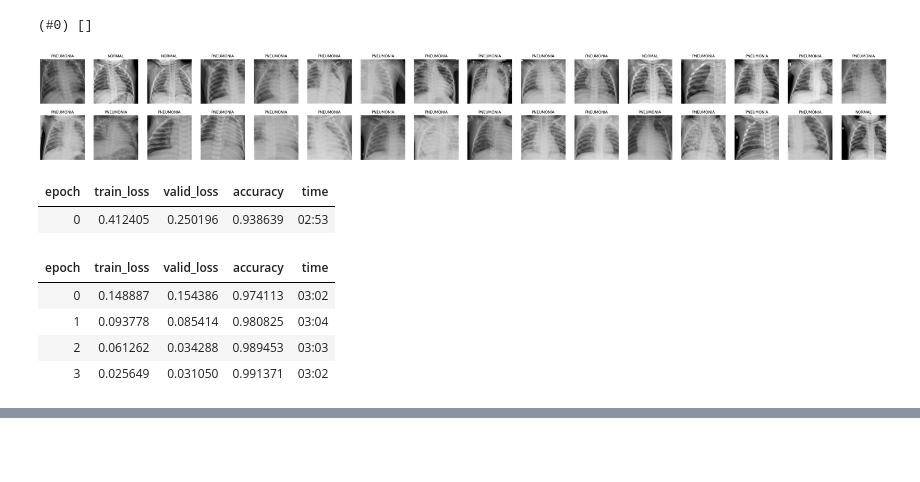
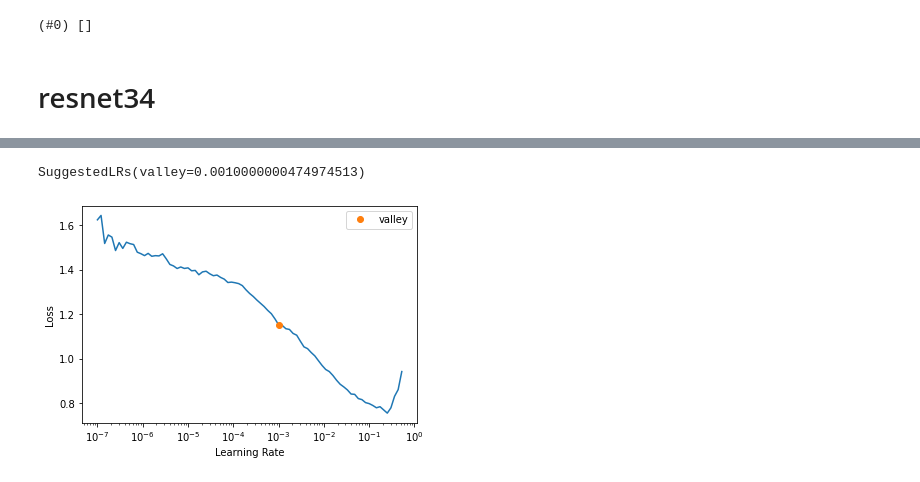
Before and after one commit to Xbeck/Pnevmoniya, a Jupyter notebook: pnevmoniya-tashxisi.ipynb, the cells around one changed output, grey strips where cells are left out. Saved outputs shown, nothing was run; the diff lists cells and outputs as text; code cells hidden in the pictures; blank space fills up the shorter version.

```diff
--- a/pnevmoniya-tashxisi.ipynb
+++ b/pnevmoniya-tashxisi.ipynb
@@ -48,22 +48,17 @@ failed
 zip argument #1 must support iteration
 (#0) []
 # %%
-dls.train.show_batch(max_n=32, nrows=2)
+dls.train.show_batch(max_n=8, nrows=2)
-# %% [output]
-[figure, removed]
 # %%
 # o'qitish(training)
 # learn = cnn_learner(dls, resnet34, metrics=accuracy)    # cnn_learner  modelning nomi >> vision_learner ga o'zgargan
-# learn = vision_learner(dls, resnet34, metrics=accuracy)   #  fine_tune= , accuracy 0. >> 0.
-# learn = vision_learner(dls, resnet50, metrics=accuracy)   #  fine_tune= 6 - 10, accuracy 0.9932 >> 0.990412
-# learn = vision_learner(dls, resnet101, metrics=accuracy)   #  fine_tune= 6 - , accuracy 0.993289 >> 0.
-learn = vision_learner(dls, resnet152, metrics=accuracy)     #  fine_tune= 4 - , accuracy 0.991371 >> 0.
-learn.fine_tune(4)
+# learn = vision_learner(dls, resnet34, metrics=accuracy)
-# %% [output]
-| epoch | train_loss | valid_loss | accuracy | time |
-| 0 | 0.412405 | 0.250196 | 0.938639 | 02:53 |
-| epoch | train_loss | valid_loss | accuracy | time |
-| 0 | 0.148887 | 0.154386 | 0.974113 | 03:02 |
-| 1 | 0.093778 | 0.085414 | 0.980825 | 03:04 |
-| 2 | 0.061262 | 0.034288 | 0.989453 | 03:03 |
-| 3 | 0.025649 | 0.031050 | 0.991371 | 03:02 |
+# %% [markdown]
+# resnet34
+# %%
+# model resnet34 ni o'qitishga tayyorgarlik
+learn_34 = vision_learner(dls, resnet34, metrics=accuracy)   #  fine_tune= 6 - , accuracy 0.993289 >> 0.
+
+# train tezligini aniqlash: resnet34  -- modeli uchun
+learn_34.lr_find()
+# %% [output]
@@ -69,0 +67,2 @@ learn.fine_tune(4)
+SuggestedLRs(valley=0.0010000000474974513)
+[figure, added]
```
Also changed, not shown: parts of 20 cells of this notebook, 1 other file.
